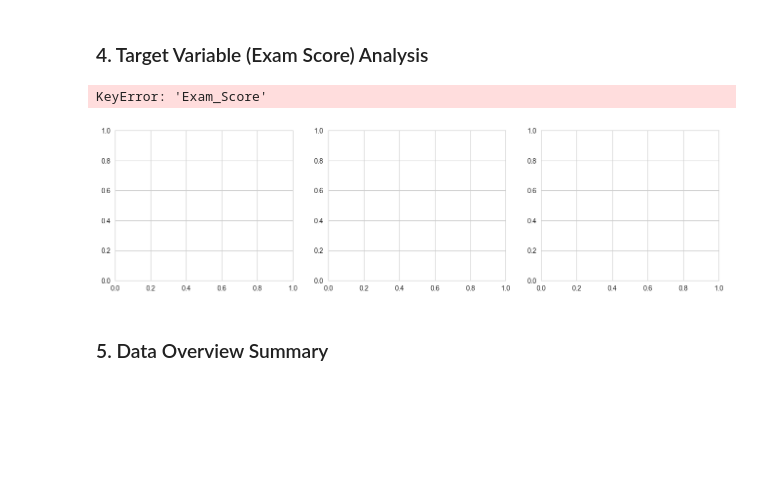
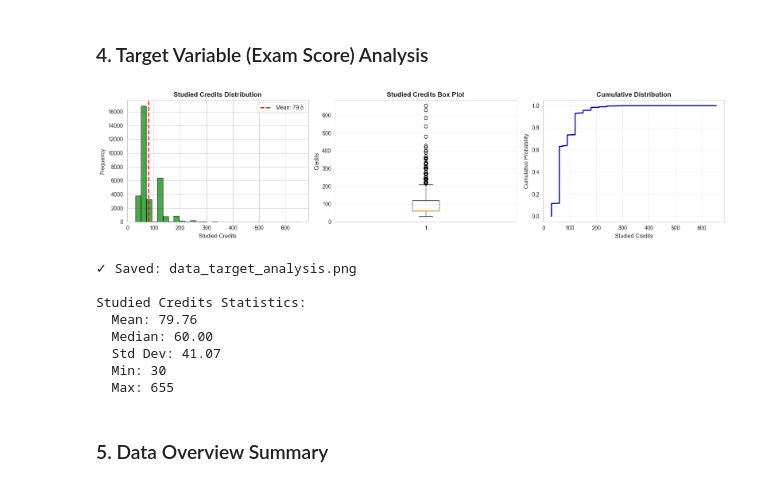
Before and after one commit to sailathatammana/blockchaon-anomaly-detection-2, a Jupyter notebook: visualize_data.ipynb, the cells around one changed output. Drawn from its saved outputs; the diff is of its cells as text; code cells hidden in the pictures; blank space fills up the shorter version.

Commit message:
Fixed error

```diff
--- a/visualize_data.ipynb
+++ b/visualize_data.ipynb
@@ -139,43 +139,50 @@ print("✓ Saved: data_correlation_heatmap.png")
 # %%
 # Target variable analysis
 fig, axes = plt.subplots(1, 3, figsize=(16, 4))
 
 # Histogram
 axes[0].hist(df['studied_credits'], bins=30, color='green', alpha=0.7, edgecolor='black')
 axes[0].set_title('Studied Credits Distribution', fontsize=12, fontweight='bold')
 axes[0].set_xlabel('Studied Credits')
 axes[0].set_ylabel('Frequency')
 axes[0].axvline(df['studied_credits'].mean(), color='red', linestyle='--', linewidth=2, label=f'Mean: {df["studied_credits"].mean():.1f}')
 axes[0].legend()
 
 # Box plot
 axes[1].boxplot(df['studied_credits'], vert=True)
 axes[1].set_title('Studied Credits Box Plot', fontsize=12, fontweight='bold')
 axes[1].set_ylabel('Credits')
 axes[1].grid(True, alpha=0.3)
 
 # Cumulative distribution
 sorted_credits = np.sort(df['studied_credits'])
-cumulative = np.arange(1, len(sorted_scores) + 1) / len(sorted_scores)
-axes[2].plot(sorted_scores, cumulative, linewidth=2, color='darkblue')
+cumulative = np.arange(1, len(sorted_credits) + 1) / len(sorted_credits)
+axes[2].plot(sorted_credits, cumulative, linewidth=2, color='darkblue')
 axes[2].set_title('Cumulative Distribution', fontsize=12, fontweight='bold')
-axes[2].set_xlabel('Score')
+axes[2].set_xlabel('Studied Credits')
 axes[2].set_ylabel('Cumulative Probability')
 axes[2].grid(True, alpha=0.3)
 
 plt.tight_layout()
 plt.savefig('outputs/data_target_analysis.png', dpi=300, bbox_inches='tight')
 plt.show()
 print("✓ Saved: data_target_analysis.png")
-print(f"\nExam Score Statistics:")
-print(f"  Mean: {df['Exam_Score'].mean():.2f}")
-print(f"  Median: {df['Exam_Score'].median():.2f}")
-print(f"  Std Dev: {df['Exam_Score'].std():.2f}")
-print(f"  Min: {df['Exam_Score'].min()}")
-print(f"  Max: {df['Exam_Score'].max()}")
+print(f"\nStudied Credits Statistics:")
+print(f"  Mean: {df['studied_credits'].mean():.2f}")
+print(f"  Median: {df['studied_credits'].median():.2f}")
+print(f"  Std Dev: {df['studied_credits'].std():.2f}")
+print(f"  Min: {df['studied_credits'].min()}")
+print(f"  Max: {df['studied_credits'].max()}")
 # %% [output]
+[figure, new version]
-KeyError: 'Exam_Score'
+✓ Saved: data_target_analysis.png
+
+Studied Credits Statistics:
+  Mean: 79.76
+  Median: 60.00
+  Std Dev: 41.07
+  Min: 30
+  Max: 655
-[figure, old version]
 # %% [markdown]
 ### 5. Data Overview Summary
 # %%
```
